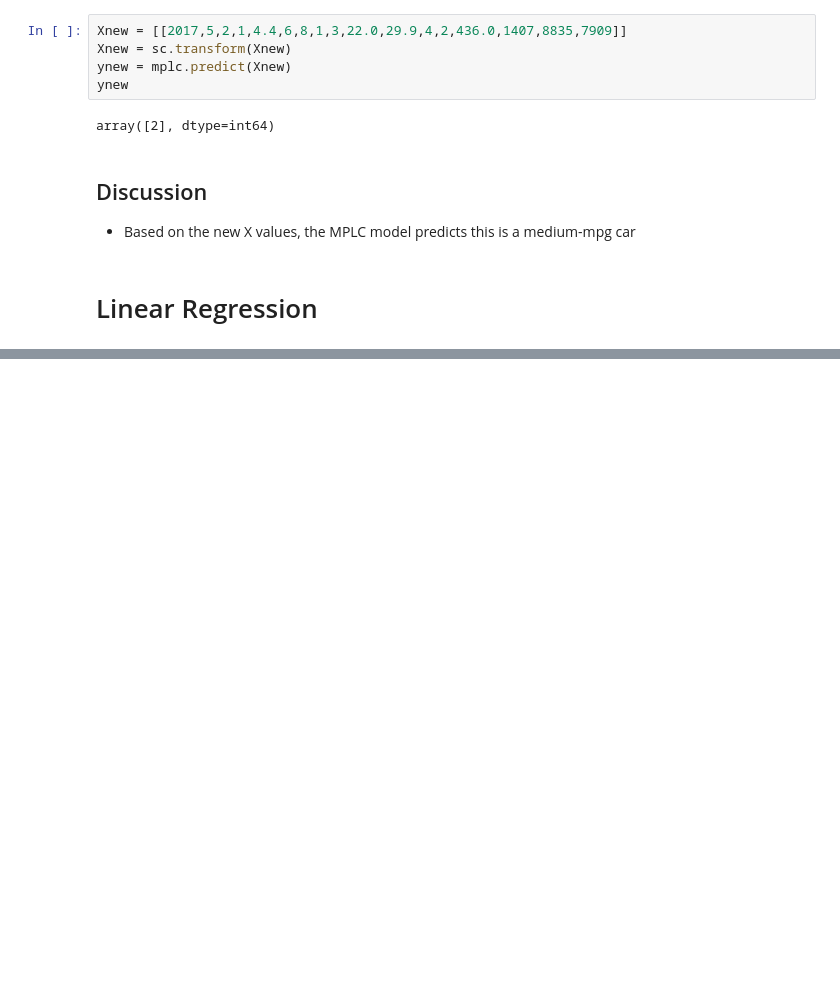
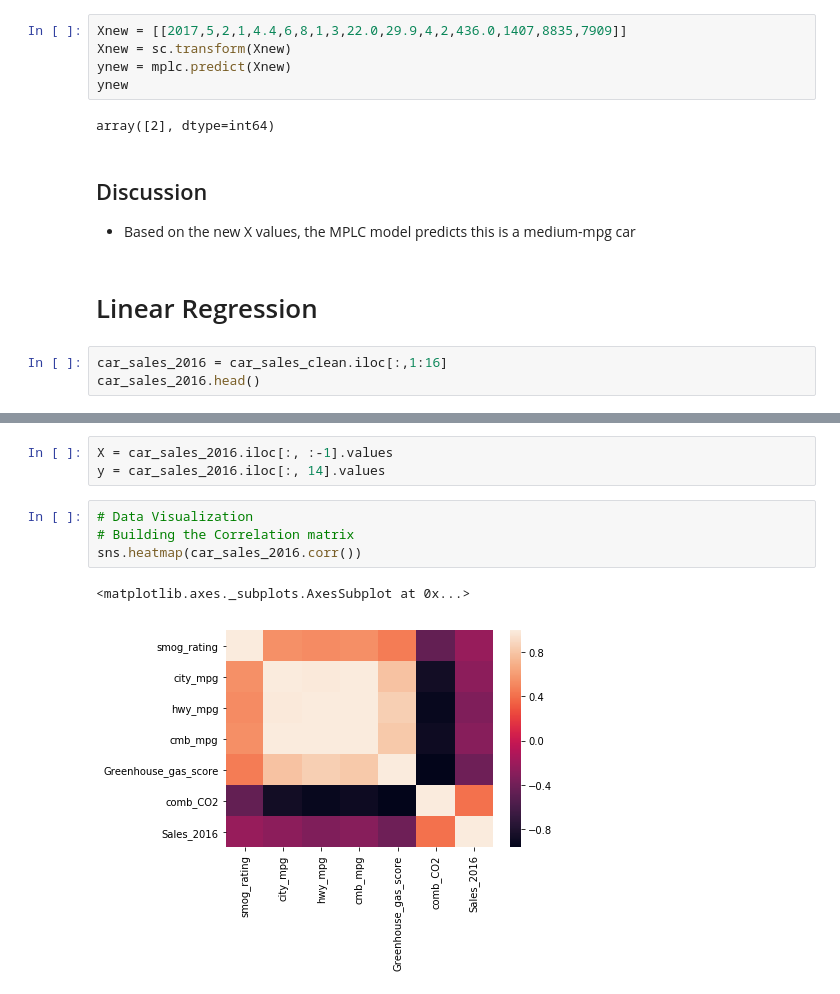
Before and after one commit to AxanderW/carDB, a Jupyter notebook: car-fuel-machine-learning.ipynb, the cells around one changed output, grey strips where cells are left out. Drawn from its saved outputs; the diff is of its cells as text; blank space fills up the shorter version.

```diff
--- a/car-fuel-machine-learning.ipynb
+++ b/car-fuel-machine-learning.ipynb
@@ -352,3 +352,6 @@ array([2], dtype=int64)
 * Based on the new X values, the MPLC model predicts this is a medium-mpg car
 # %% [markdown]
 # Linear Regression
+# %%
+car_sales_2016 = car_sales_clean.iloc[:,1:16]
+car_sales_2016.head()
@@ -354,0 +365,10 @@ array([2], dtype=int64)
+# %%
+X = car_sales_2016.iloc[:, :-1].values
+y = car_sales_2016.iloc[:, 14].values
+# %%
+# Data Visualization
+# Building the Correlation matrix
+sns.heatmap(car_sales_2016.corr())
+# %% [output]
+<matplotlib.axes._subplots.AxesSubplot at 0x...>
+[figure, added]
```
Also changed, not shown: parts of 12 cells of this notebook.
